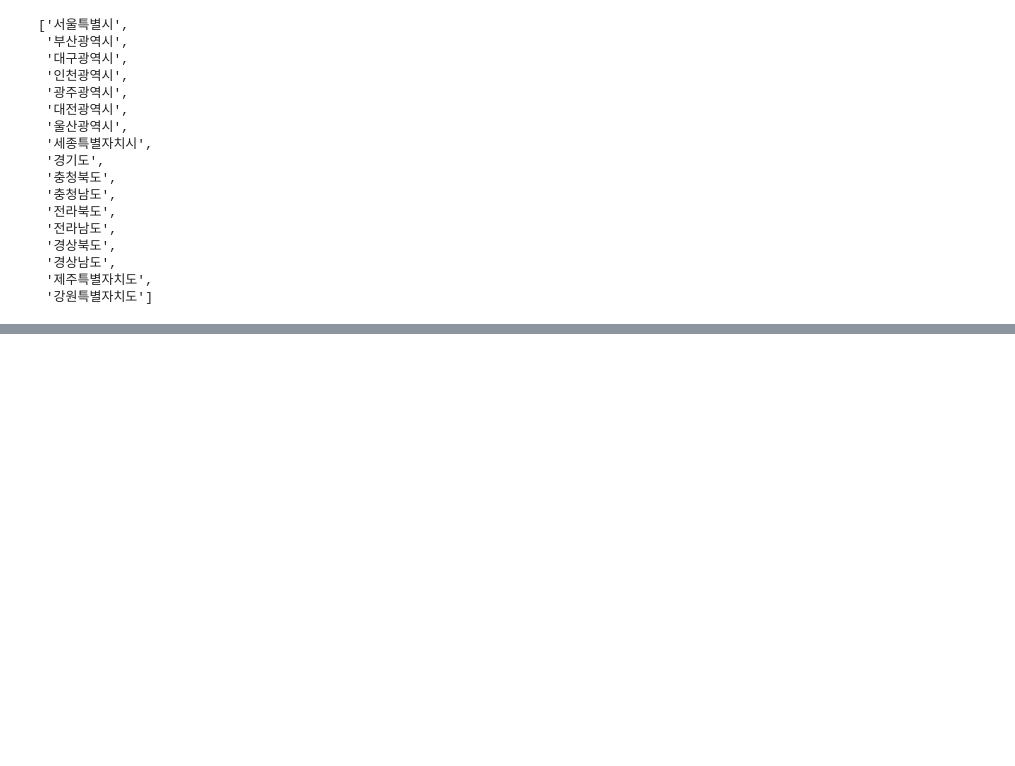
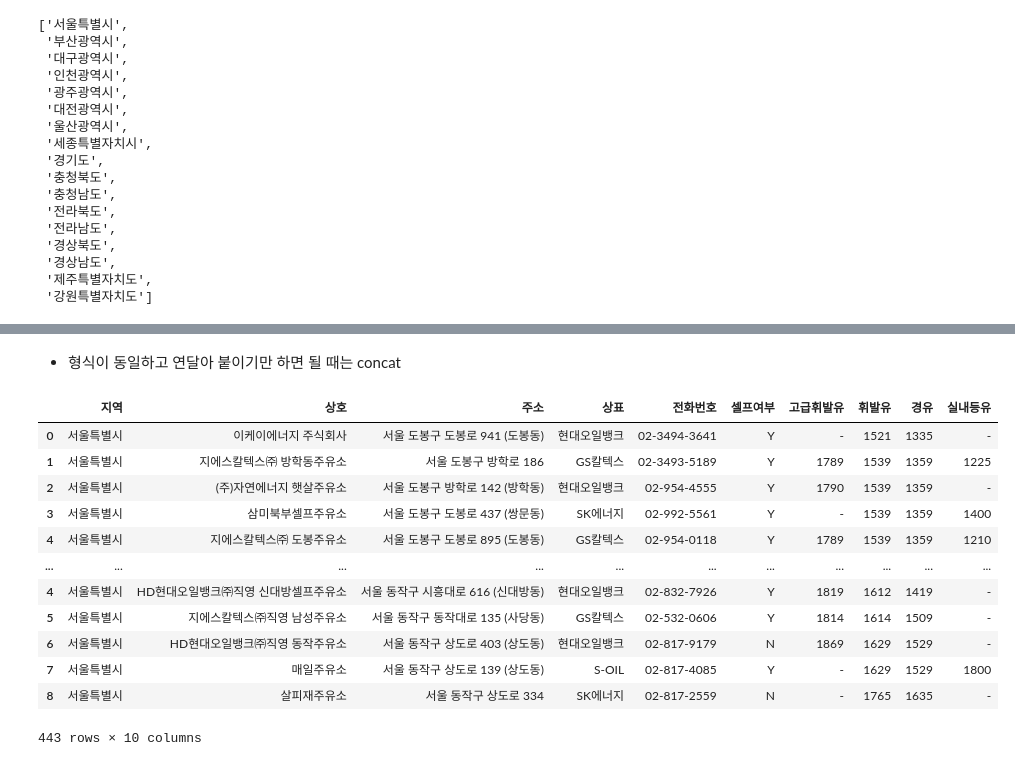
Before and after one commit to offpython/EDA, a Jupyter notebook: 04. Selenium_Basic_1.ipynb, the cells around one changed output, grey strips where cells are left out. Saved outputs shown, nothing was run; the diff lists cells and outputs as text; code cells hidden in the pictures; blank space fills up the shorter version.

```diff
--- a/04. Selenium_Basic_1.ipynb
+++ b/04. Selenium_Basic_1.ipynb
@@ -319,0 +391,4 @@ sido_names
+# %%
+# 파일명 저장
+stations_files = glob("../data/지역_*.xls")
+stations_files[:5]
@@ -319,0 +401,4 @@ sido_names
+# %%
+#하나만 읽어보기
+tmp = pd.read_excel(stations_files[0], header=2)
+tmp.tail(2)
@@ -319,0 +409,6 @@ sido_names
+# %%
+tmp_raw = []
+
+for file_name in stations_files:
+    tmp = pd.read_excel(file_name, header=2)
+    tmp_raw.append(tmp)
@@ -319,0 +435,19 @@ sido_names
+# %% [markdown]
+- 형식이 동일하고 연달아 붙이기만 하면 될 때는 concat
+# %%
+station_raw = pd.concat(tmp_raw)
+station_raw
+# %% [output]
+|  | 지역 | 상호 | 주소 | 상표 | 전화번호 | 셀프여부 | 고급휘발유 | 휘발유 | 경유 | 실내등유 |
+| 0 | 서울특별시 | 이케이에너지 주식회사 | 서울 도봉구 도봉로 941 (도봉동) | 현대오일뱅크 | 02-3494-3641 | Y | - | 1521 | 1335 | - |
+| 1 | 서울특별시 | 지에스칼텍스㈜ 방학동주유소 | 서울 도봉구 방학로 186 | GS칼텍스 | 02-3493-5189 | Y | 1789 | 1539 | 1359 | 1225 |
+| 2 | 서울특별시 | (주)자연에너지 햇살주유소 | 서울 도봉구 방학로 142 (방학동) | 현대오일뱅크 | 02-954-4555 | Y | 1790 | 1539 | 1359 | - |
+| 3 | 서울특별시 | 삼미북부셀프주유소 | 서울 도봉구 도봉로 437 (쌍문동) | SK에너지 | 02-992-5561 | Y | - | 1539 | 1359 | 1400 |
+| 4 | 서울특별시 | 지에스칼텍스㈜ 도봉주유소 | 서울 도봉구 도봉로 895 (도봉동) | GS칼텍스 | 02-954-0118 | Y | 1789 | 1539 | 1359 | 1210 |
+| ... | ... | ... | ... | ... | ... | ... | ... | ... | ... | ... |
+| 4 | 서울특별시 | HD현대오일뱅크㈜직영 신대방셀프주유소 | 서울 동작구 시흥대로 616 (신대방동) | 현대오일뱅크 | 02-832-7926 | Y | 1819 | 1612 | 1419 | - |
+| 5 | 서울특별시 | 지에스칼텍스㈜직영 남성주유소 | 서울 동작구 동작대로 135 (사당동) | GS칼텍스 | 02-532-0606 | Y | 1814 | 1614 | 1509 | - |
+| 6 | 서울특별시 | HD현대오일뱅크㈜직영 동작주유소 | 서울 동작구 상도로 403 (상도동) | 현대오일뱅크 | 02-817-9179 | N | 1869 | 1629 | 1529 | - |
+| 7 | 서울특별시 | 매일주유소 | 서울 동작구 상도로 139 (상도동) | S-OIL | 02-817-4085 | Y | - | 1629 | 1529 | 1800 |
+| 8 | 서울특별시 | 살피재주유소 | 서울 동작구 상도로 334 | SK에너지 | 02-817-2559 | N | - | 1765 | 1635 | - |
+443 rows × 10 columns
```
Also changed, not shown: parts of 19 cells of this notebook.
